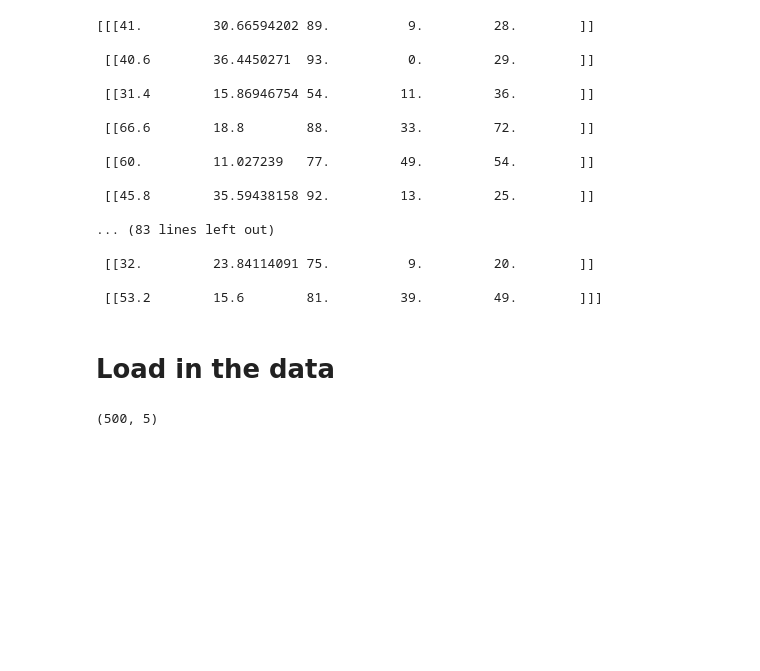
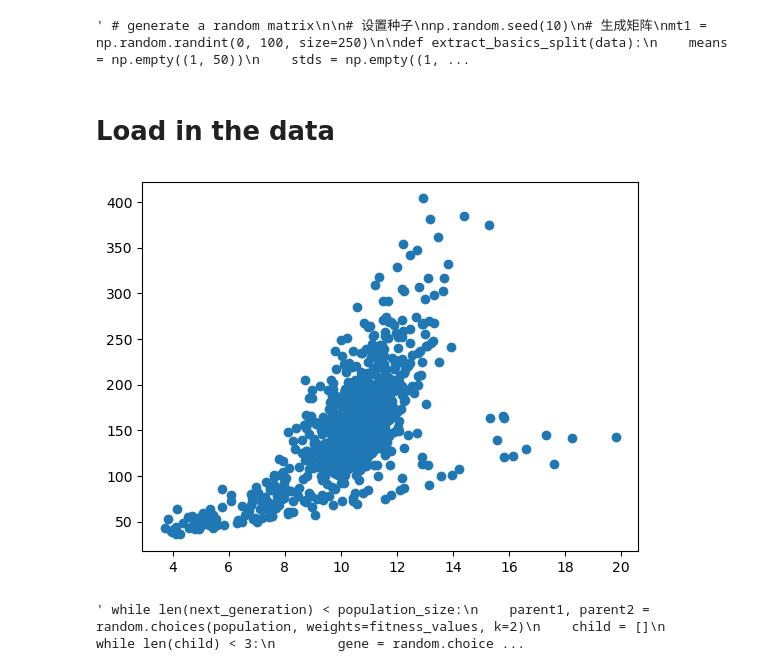
Before and after one commit to FlyingFish760/5ARIP10, a Jupyter notebook: Genetic_algorithms.ipynb, the cells around one changed output. Cells and saved outputs as stored; diff of their text form; code cells hidden in the pictures; blank space fills up the shorter version.

```diff
--- a/Genetic_algorithms.ipynb
+++ b/Genetic_algorithms.ipynb
@@ -8,9 +8,7 @@ import numpy  as np
 np.random.seed(10)
 # 生成矩阵
 mt1 = np.random.randint(0, 100, size=250)
-""" splits = np.array_split(mt1, 50)
-print(splits)
-"""
+
 def extract_basics_split(data):
     means = np.empty((1, 50))
     stds = np.empty((1, 50))
@@ -35,23 +33,7 @@ def extract_basics_split(data):
 features = extract_basics_split(mt1)
 print(features) """
 # %% [output]
-[[[41.         30.66594202 89.          9.         28.        ]]
-
- [[40.6        36.4450271  93.          0.         29.        ]]
-
- [[31.4        15.86946754 54.         11.         36.        ]]
-
- [[66.6        18.8        88.         33.         72.        ]]
-
- [[60.         11.027239   77.         49.         54.        ]]
-
- [[45.8        35.59438158 92.         13.         25.        ]]
-
-... (83 lines left out)
-
- [[32.         23.84114091 75.          9.         20.        ]]
-
- [[53.2        15.6        81.         39.         49.        ]]]
+' # generate a random matrix\n\n# 设置种子\nnp.random.seed(10)\n# 生成矩阵\nmt1 = np.random.randint(0, 100, size=250)\n\ndef extract_basics_split(data):\n    means = np.empty((1, 50))\n    stds = np.empty((1, ...
 # %% [markdown]
 # Load in the data
 # %%
@@ -127,11 +109,19 @@ norm_maxs_arr = np.array(norm_maxs)
 norm_mins_arr = np.array(norm_mins)
 norm_medians_arr = np.array(norm_medians)
 
-# create a matrix of size n_samples times n_features
+""" # create a matrix of size n_samples times n_features
 X_anom = np.stack([anom_means_arr, anom_stds_arr, anom_maxs_arr, anom_mins_arr,
                          anom_medians_arr], axis=0).T
 
 X_norm = np.stack([norm_means_arr, norm_stds_arr, norm_maxs_arr,
-                         norm_mins_arr, norm_medians_arr], axis=0).T
+                         norm_mins_arr, norm_medians_arr], axis=0).T """
+
+# create a matrix of size n_samples times n_features
+means_arr = np.append(anom_means_arr, norm_means_arr)
+stds_arr = np.append(anom_stds_arr, norm_stds_arr)
+maxs_arr = np.append(anom_maxs_arr, norm_maxs_arr)
+mins_arr = np.append(anom_mins_arr, norm_mins_arr)
+medians_arr = np.append(anom_medians_arr, norm_medians_arr)
+
+features_high_dim = np.stack([means_arr, stds_arr, maxs_arr, mins_arr,
+                         medians_arr], axis=0).T
-# %% [output]
-(500, 5)
@@ -138 +218,38 @@ X_norm = np.stack([norm_means_arr, norm_stds_arr, norm_maxs_arr,
+# %%
+import numpy as np
+import matplotlib.pyplot as plt
+
+n_features =2
+data = features_high_dim
+population_size = 32   # 2 to the n_feature th
+num_genes = 5
+mutation_rate=0.01
+elitism_rate=0.1
+num_generations=10
+
+features = genetic_algorithm(data, n_features, population_size, num_genes, calculate_fitness, mutation_rate=0.01, elitism_rate=0.1, num_generations=100)
+
+# draw scatter plot with the features found
+x = features[:, 0]
+y = features[:, 1]
+plt.scatter(x, y)
+plt.show()
+# %% [output]
+[figure, added]
+# %%
+""" while len(next_generation) < population_size:
+    parent1, parent2 = random.choices(population, weights=fitness_values, k=2)
+    child = []
+    while len(child) < 3:
+        gene = random.choice(parent1) if random.random() < 0.5 else random.choice(parent2)
+        if gene not in child:
+            child.append(gene)
+    child = [1 if gene in child else 0 for gene in parent1]   # assume parent1 and parent2 have same genes
+    if random.random() < mutation_rate:
+        gene_to_mutate = random.randint(0, num_genes-1)
+        child[gene_to_mutate] = 1 - child[gene_to_mutate]
+    next_generation.append(child)
+ """
+# %% [output]
+' while len(next_generation) < population_size:\n    parent1, parent2 = random.choices(population, weights=fitness_values, k=2)\n    child = []\n    while len(child) < 3:\n        gene = random.choice ...
 # %%
```
Also changed, not shown: parts of 2 cells of this notebook.
